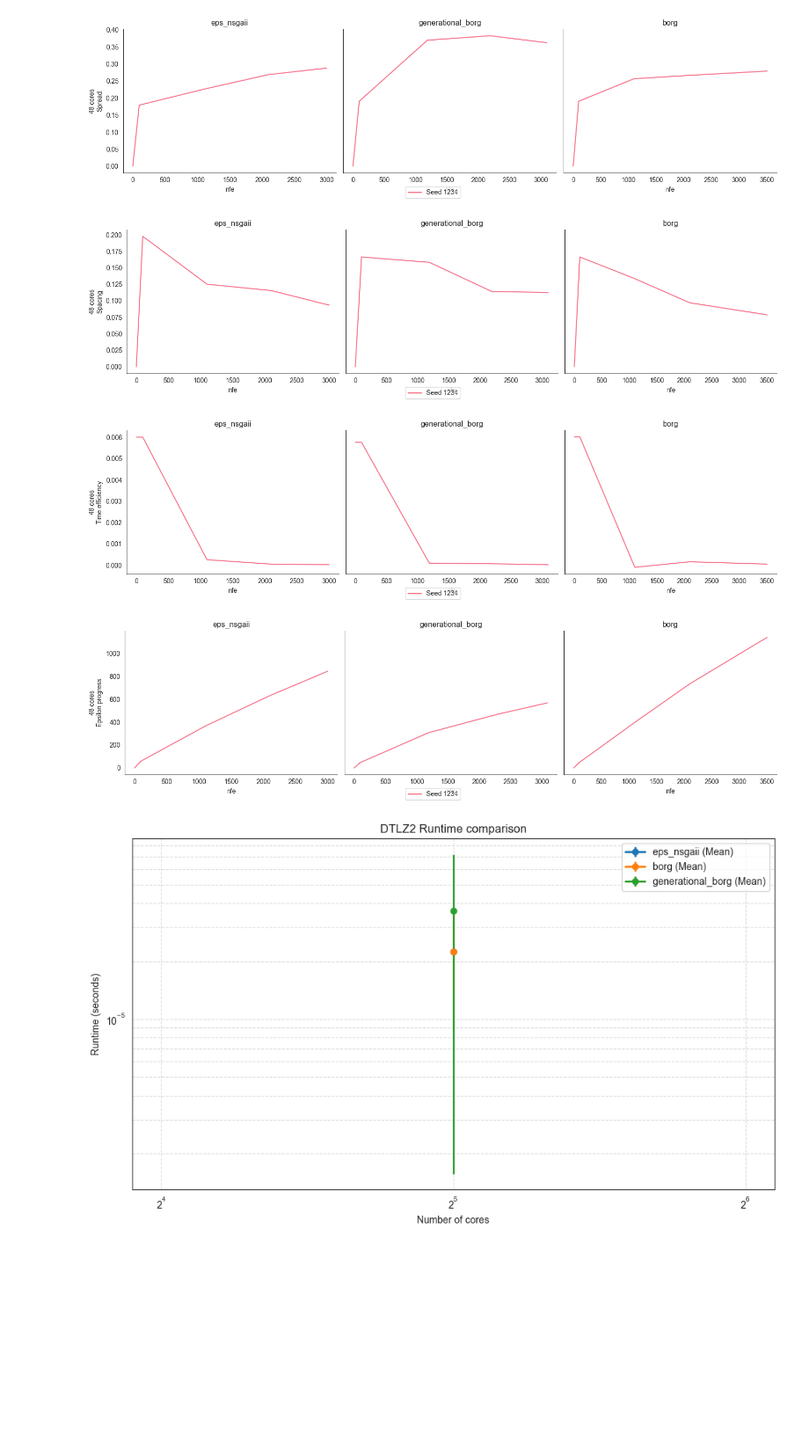
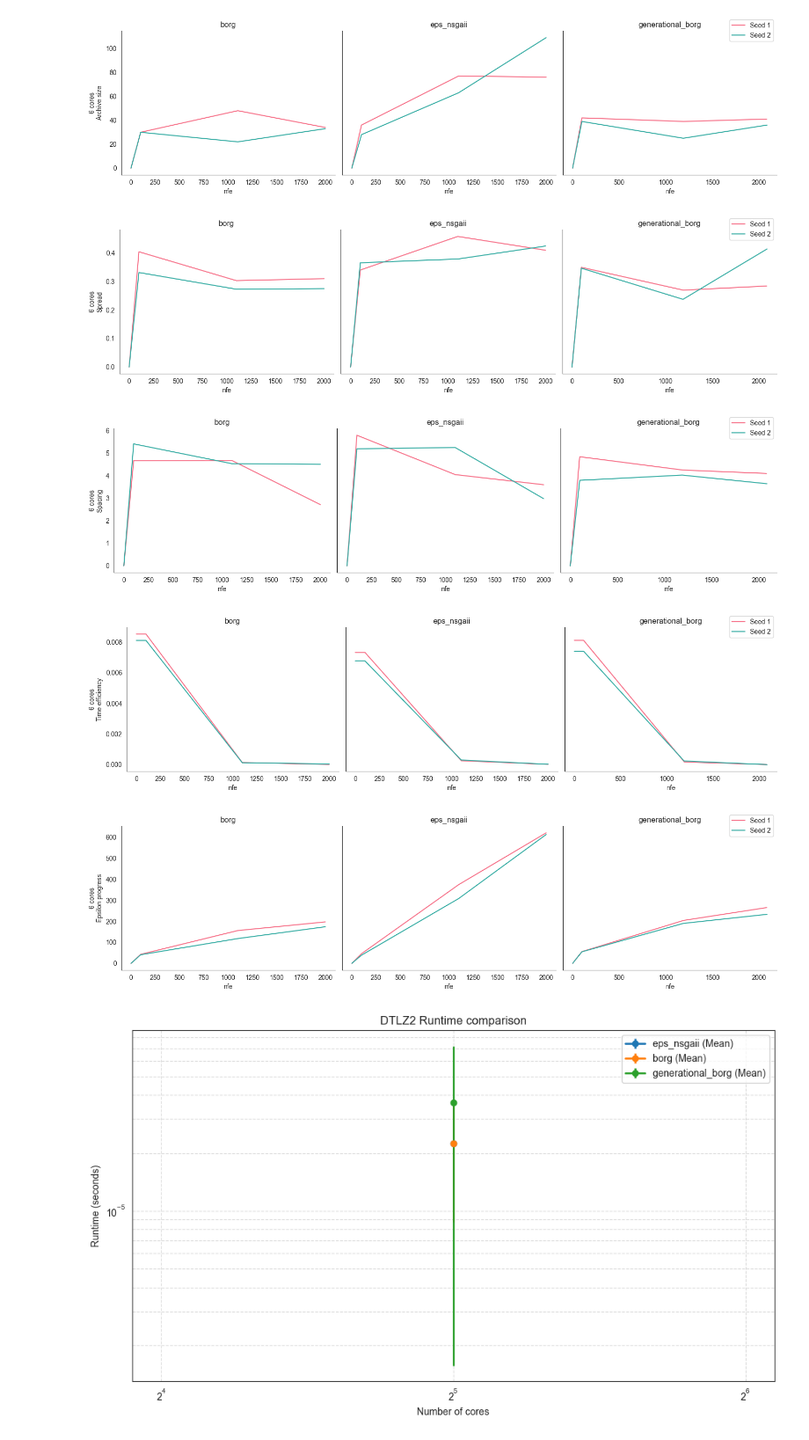
Before and after one commit to woutervdl/MOEA_convergence, a Jupyter notebook: Thesis/analysis.ipynb, the cells around one changed output. Shown: that part at 88% size. Saved outputs shown, nothing was run; the diff lists cells and outputs as text; code cells hidden in the pictures; blank space fills up the shorter version.

```diff
--- a/Thesis/analysis.ipynb
+++ b/Thesis/analysis.ipynb
@@ -4,10 +4,11 @@ from Thesis.util.hdf5_visualisation import *
 # %%
-problem_names = ['DTLZ2', 'DTLZ3', 'JUSTICE']
-moeas = ['eps_nsgaii','generational_borg','borg']
-core_count = [48]
-seeds = 1
+problem_names = ['DTLZ2', 'DTLZ3']#, 'JUSTICE']
+#moeas = ['eps_nsgaii','generational_borg','borg']
+moeas = ['borg', 'eps_nsgaii','generational_borg']
+core_count = [6]
+seeds = 2
 metric_names = ['hypervolume', 'generational_distance', 'epsilon_indicator',
                'archive_size', 'spread', 'spacing', 'time_efficiency', 'epsilon_progress']
 # %%
-plot_metrics_by_cores(problem_names[0], moeas, core_count, metric_names)
+plot_metrics_by_cores(problem_names[1], moeas, core_count, seeds, metric_names)
 # %% [output]
@@ -18,7 +19,8 @@ plot_metrics_by_cores(problem_names[0], moeas, core_count, metric_names)
-[figure, old version]
+[figure, new version]
-[figure, old version]
+[figure, new version]
-[figure, old version]
+[figure, new version]
-[figure, old version]
+[figure, new version]
+[figure, added]
 # %%
 plot_runtime_comparison(problem_names[0], moeas, core_count)
 # %% [output]
```
Also changed, not shown: parts of 2 cells of this notebook, 5 other files.
